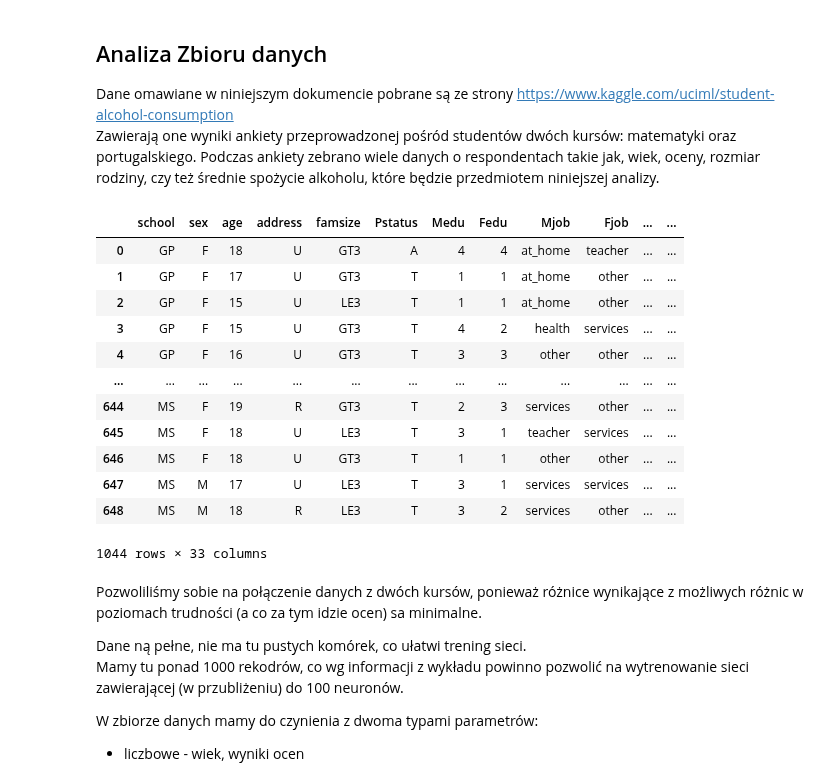
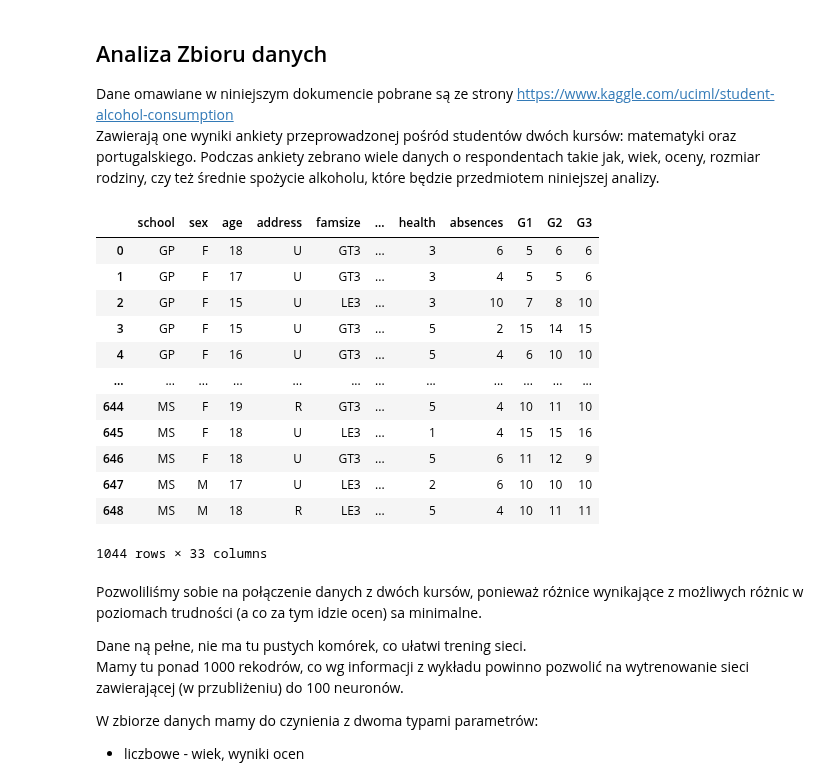
Before and after one commit to tiskus333/Neural_Network_FS, a Jupyter notebook: Analiza.ipynb, the cells around one changed output. Drawn from its saved outputs; the diff is of its cells as text; code cells hidden in the pictures.

```diff
--- a/Analiza.ipynb
+++ b/Analiza.ipynb
@@ -9,36 +9,36 @@ Zawierają one wyniki ankiety przeprowadzonej pośród studentów dwóch kursów
 # %%
 import numpy as np
 import pandas as pd
 import matplotlib.pyplot as plt
 from subprocess import check_output
-
+pd.set_option('display.max_columns', 10)
 math_class_data = pd.read_csv(os.path.abspath('') + "/data/student-mat.csv", delimiter=";")
 port_class_data = pd.read_csv(os.path.abspath('') + "/data/student-por.csv", delimiter=";")
 data = math_class_data.append(port_class_data)
 data = data[['school', 'sex', 'age', 'address', 'famsize', 'Pstatus', 'Medu', 'Fedu',
             'Mjob','Fjob','reason', 'guardian', 'traveltime', 'studytime',
             'failures', 'schoolsup', 'famsup', 'paid', 'activities', 'nursery',
             'higher', 'internet', 'romantic', 'famrel', 'freetime', 'goout', 'Dalc',
             'Walc', 'health', 'absences', 'G1', 'G2', 'G3']]
 numeric_values = ['age', 'Medu', 'Fedu', 'traveltime', 'studytime', 'failures',
                   'famrel', 'freetime', 'goout', 'Dalc', 'Walc', 'health', 'absences', 'G1', 'G2', 'G3']
 binary_values = ['school', 'sex', 'address', 'famsize', 'Pstatus', 'schoolsup',
                  'famsup', 'paid', 'higher', 'activities', 'nursery', 'internet', 'romantic']
 nominal_values = ['reason', 'guardian','Mjob','Fjob']
 data
 # %% [output]
-|  | school | sex | age | address | famsize | Pstatus | Medu | Fedu | Mjob | Fjob | ... | ... |
-| 0 | GP | F | 18 | U | GT3 | A | 4 | 4 | at_home | teacher | ... | ... |
-| 1 | GP | F | 17 | U | GT3 | T | 1 | 1 | at_home | other | ... | ... |
-| 2 | GP | F | 15 | U | LE3 | T | 1 | 1 | at_home | other | ... | ... |
-| 3 | GP | F | 15 | U | GT3 | T | 4 | 2 | health | services | ... | ... |
-| 4 | GP | F | 16 | U | GT3 | T | 3 | 3 | other | other | ... | ... |
-| ... | ... | ... | ... | ... | ... | ... | ... | ... | ... | ... | ... | ... |
-| 644 | MS | F | 19 | R | GT3 | T | 2 | 3 | services | other | ... | ... |
-| 645 | MS | F | 18 | U | LE3 | T | 3 | 1 | teacher | services | ... | ... |
-| 646 | MS | F | 18 | U | GT3 | T | 1 | 1 | other | other | ... | ... |
-| 647 | MS | M | 17 | U | LE3 | T | 3 | 1 | services | services | ... | ... |
-| 648 | MS | M | 18 | R | LE3 | T | 3 | 2 | services | other | ... | ... |
+|  | school | sex | age | address | famsize | ... | health | absences | G1 | G2 | G3 |
+| 0 | GP | F | 18 | U | GT3 | ... | 3 | 6 | 5 | 6 | 6 |
+| 1 | GP | F | 17 | U | GT3 | ... | 3 | 4 | 5 | 5 | 6 |
+| 2 | GP | F | 15 | U | LE3 | ... | 3 | 10 | 7 | 8 | 10 |
+| 3 | GP | F | 15 | U | GT3 | ... | 5 | 2 | 15 | 14 | 15 |
+| 4 | GP | F | 16 | U | GT3 | ... | 5 | 4 | 6 | 10 | 10 |
+| ... | ... | ... | ... | ... | ... | ... | ... | ... | ... | ... | ... |
+| 644 | MS | F | 19 | R | GT3 | ... | 5 | 4 | 10 | 11 | 10 |
+| 645 | MS | F | 18 | U | LE3 | ... | 1 | 4 | 15 | 15 | 16 |
+| 646 | MS | F | 18 | U | GT3 | ... | 5 | 6 | 11 | 12 | 9 |
+| 647 | MS | M | 17 | U | LE3 | ... | 2 | 6 | 10 | 10 | 10 |
+| 648 | MS | M | 18 | R | LE3 | ... | 5 | 4 | 10 | 11 | 11 |
 1044 rows × 33 columns
 # %% [markdown]
 Pozwoliliśmy sobie na połączenie danych z dwóch kursów, ponieważ różnice wynikające z możliwych różnic w poziomach trudności (a co za tym idzie ocen) sa minimalne.
```
Also changed, not shown: parts of 3 cells of this notebook.
